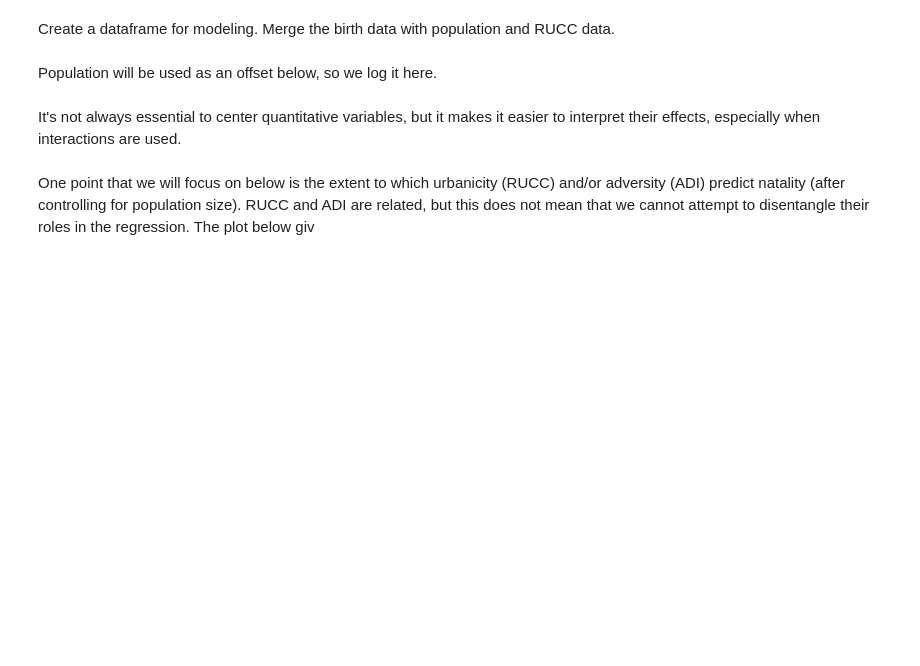
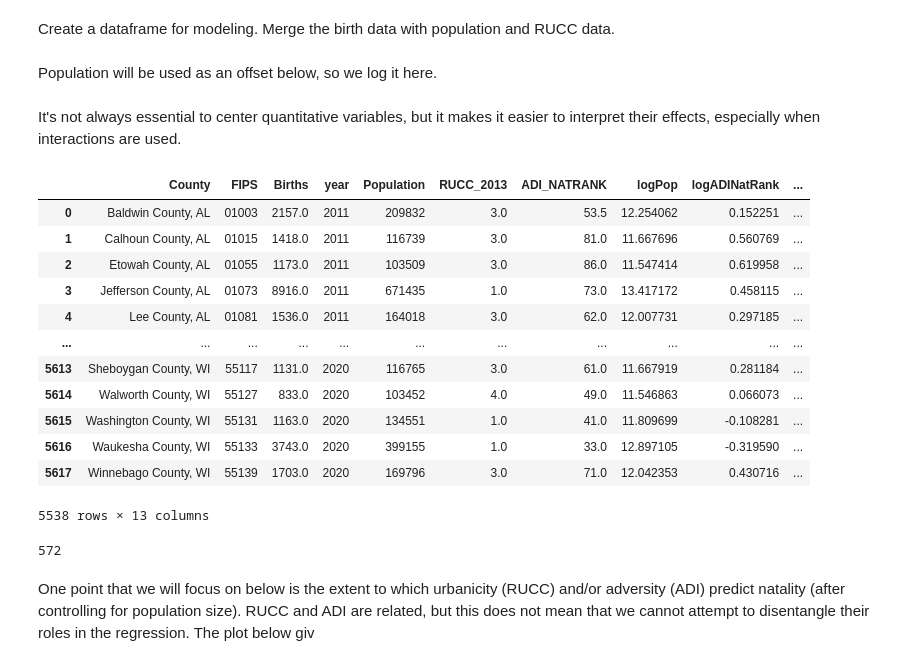
Before and after one commit to LiangqiTang/Stats-504, a Jupyter notebook: natality/pcr.ipynb, the cells around one changed output. Cells and saved outputs as stored; diff of their text form; code cells hidden in the pictures; blank space fills up the shorter version.

```diff
--- a/natality/pcr.ipynb
+++ b/natality/pcr.ipynb
@@ -129,6 +80,26 @@ da["logPopc"] = da["logPop"] - da["logPop"].mean()
 da["RUCC_2013c"] = da["RUCC_2013"] - da["RUCC_2013"].mean()
 da["logADINatRank"] = da["logADINatRank"] - da["logADINatRank"].mean()
 da["logADINatRankZ"] = da["logADINatRank"] / da["logADINatRank"].std()
+# %%
+da
+# %% [output]
+|  | County | FIPS | Births | year | Population | RUCC_2013 | ADI_NATRANK | logPop | logADINatRank | ... |
+| 0 | Baldwin County, AL | 01003 | 2157.0 | 2011 | 209832 | 3.0 | 53.5 | 12.254062 | 0.152251 | ... |
+| 1 | Calhoun County, AL | 01015 | 1418.0 | 2011 | 116739 | 3.0 | 81.0 | 11.667696 | 0.560769 | ... |
+| 2 | Etowah County, AL | 01055 | 1173.0 | 2011 | 103509 | 3.0 | 86.0 | 11.547414 | 0.619958 | ... |
+| 3 | Jefferson County, AL | 01073 | 8916.0 | 2011 | 671435 | 1.0 | 73.0 | 13.417172 | 0.458115 | ... |
+| 4 | Lee County, AL | 01081 | 1536.0 | 2011 | 164018 | 3.0 | 62.0 | 12.007731 | 0.297185 | ... |
+| ... | ... | ... | ... | ... | ... | ... | ... | ... | ... | ... |
+| 5613 | Sheboygan County, WI | 55117 | 1131.0 | 2020 | 116765 | 3.0 | 61.0 | 11.667919 | 0.281184 | ... |
+| 5614 | Walworth County, WI | 55127 | 833.0 | 2020 | 103452 | 4.0 | 49.0 | 11.546863 | 0.066073 | ... |
+| 5615 | Washington County, WI | 55131 | 1163.0 | 2020 | 134551 | 1.0 | 41.0 | 11.809699 | -0.108281 | ... |
+| 5616 | Waukesha County, WI | 55133 | 3743.0 | 2020 | 399155 | 1.0 | 33.0 | 12.897105 | -0.319590 | ... |
+| 5617 | Winnebago County, WI | 55139 | 1703.0 | 2020 | 169796 | 3.0 | 71.0 | 12.042353 | 0.430716 | ... |
+5538 rows × 13 columns
+# %%
+len(da.County.unique())
+# %% [output]
+572
 # %% [markdown]
 One point that we will focus on below is the extent to which urbanicity (RUCC) and/or adversity (ADI) predict natality (after controlling for population size).  RUCC and ADI are related, but this does not mean that we cannot attempt to disentangle their roles in the regression.  The plot below giv
 # %%
```
Also changed, not shown: parts of 28 cells of this notebook, 27 other files.
